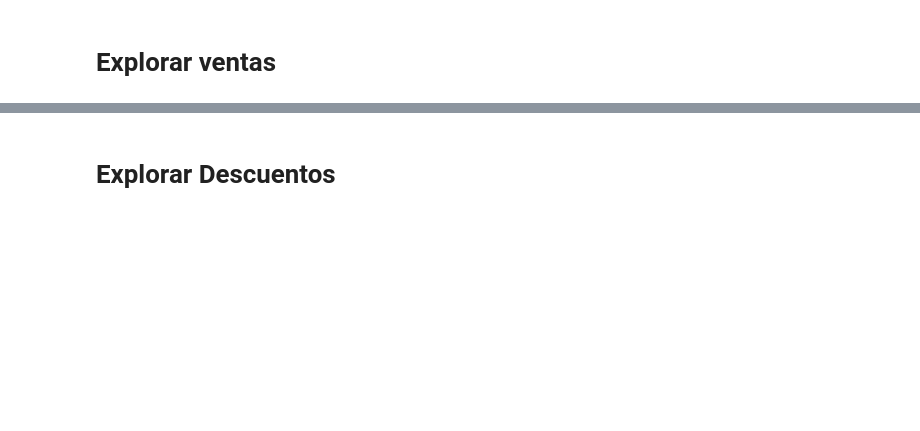
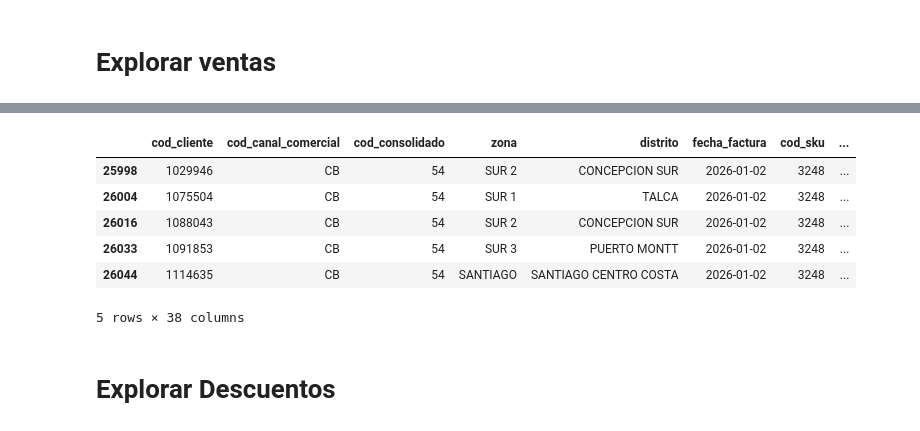
Before and after one commit to vmigonesumma/ci0103, a Jupyter notebook: exploraciones_ventas_descuentos.ipynb, the cells around one changed output, grey strips where cells are left out. Cells and saved outputs as stored; diff of their text form; code cells hidden in the pictures; blank space fills up the shorter version.

```diff
--- a/exploraciones_ventas_descuentos.ipynb
+++ b/exploraciones_ventas_descuentos.ipynb
@@ -32,18 +41,26 @@ ventas_relevantes = ventas[
     (ventas["fecha_factura"] <= FECHA_FIN_DATOS_VENTAS)
 ]
 # %%
-SKU = 253
+SKU = 3248
 FECHA_INICIO_DSCTO = pd.Timestamp("2025-04-29")
 FECHA_FIN_DSCTO = pd.Timestamp("2025-05-04")
 
 ventas_periodo_dscto = ventas_relevantes[:]
     # (FECHA_INICIO_DSCTO <= ventas_relevantes["fecha_factura"]) &
     # (ventas_relevantes["fecha_factura"] <= FECHA_FIN_DSCTO)
 # ]
 ventas_periodo_sku = ventas_periodo_dscto[
     ventas_periodo_dscto["cod_sku"] == SKU
 ]
 ventas_periodo_sku.head()
+# %% [output]
+|  | cod_cliente | cod_canal_comercial | cod_consolidado | zona | distrito | fecha_factura | cod_sku | ... |
+| 25998 | 1029946 | CB | 54 | SUR 2 | CONCEPCION SUR | 2026-01-02 | 3248 | ... |
+| 26004 | 1075504 | CB | 54 | SUR 1 | TALCA | 2026-01-02 | 3248 | ... |
+| 26016 | 1088043 | CB | 54 | SUR 2 | CONCEPCION SUR | 2026-01-02 | 3248 | ... |
+| 26033 | 1091853 | CB | 54 | SUR 3 | PUERTO MONTT | 2026-01-02 | 3248 | ... |
+| 26044 | 1114635 | CB | 54 | SANTIAGO | SANTIAGO CENTRO COSTA | 2026-01-02 | 3248 | ... |
+5 rows × 38 columns
 # %% [markdown]
 # Explorar Descuentos
 # %%
```
Also changed, not shown: parts of 1 cell of this notebook, 8 other files.
